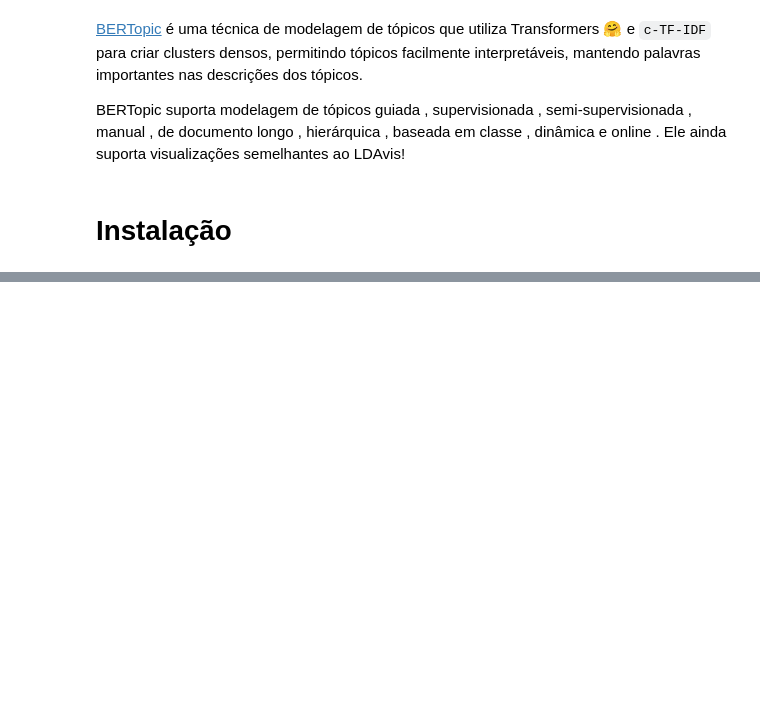
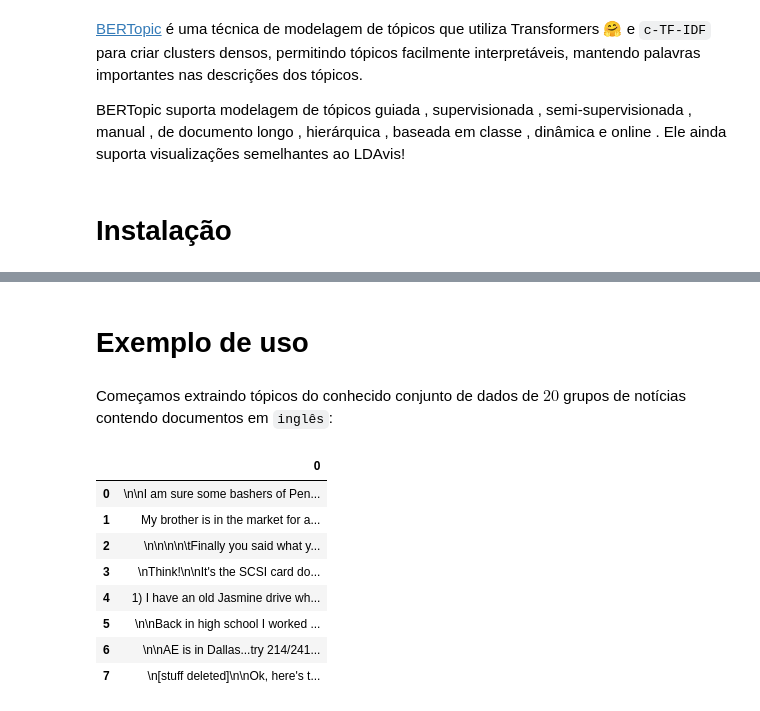
Before and after one commit to EddyGiusepe/NLP_Transformers, a Jupyter notebook: BERTopic/BERTopic.ipynb, the cells around one changed output, grey strips where cells are left out. Saved outputs shown, nothing was run; the diff lists cells and outputs as text; code cells hidden in the pictures; blank space fills up the shorter version.

```diff
--- a/BERTopic/BERTopic.ipynb
+++ b/BERTopic/BERTopic.ipynb
@@ -10,0 +26,4 @@ BERTopic suporta modelagem de tópicos guiada , supervisionada , semi-supervisio
+# %% [markdown]
+# Exemplo de uso
+# %% [markdown]
+Começamos extraindo tópicos do conhecido conjunto de dados de $20$ grupos de notícias contendo documentos em `inglês`:
@@ -10,0 +35,15 @@ BERTopic suporta modelagem de tópicos guiada , supervisionada , semi-supervisio
+# %%
+import pandas as pd
+
+docs_df = pd.DataFrame(docs)
+docs_df.head(8)
+# %% [output]
+|  | 0 |
+| 0 | \n\nI am sure some bashers of Pen... |
+| 1 | My brother is in the market for a... |
+| 2 | \n\n\n\n\tFinally you said what y... |
+| 3 | \nThink!\n\nIt's the SCSI card do... |
+| 4 | 1) I have an old Jasmine drive wh... |
+| 5 | \n\nBack in high school I worked ... |
+| 6 | \n\nAE is in Dallas...try 214/241... |
+| 7 | \n[stuff deleted]\n\nOk, here's t... |
```
Also changed, not shown: parts of 13 cells of this notebook.
